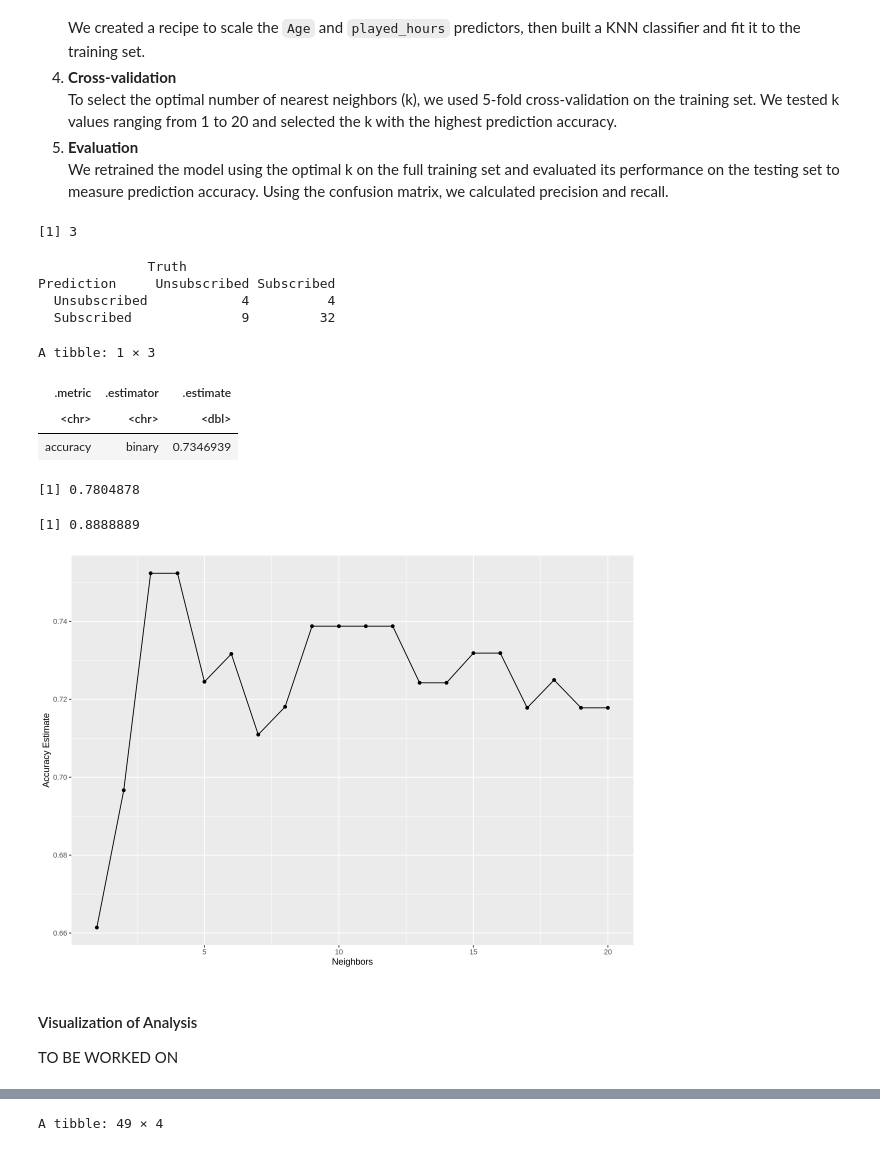
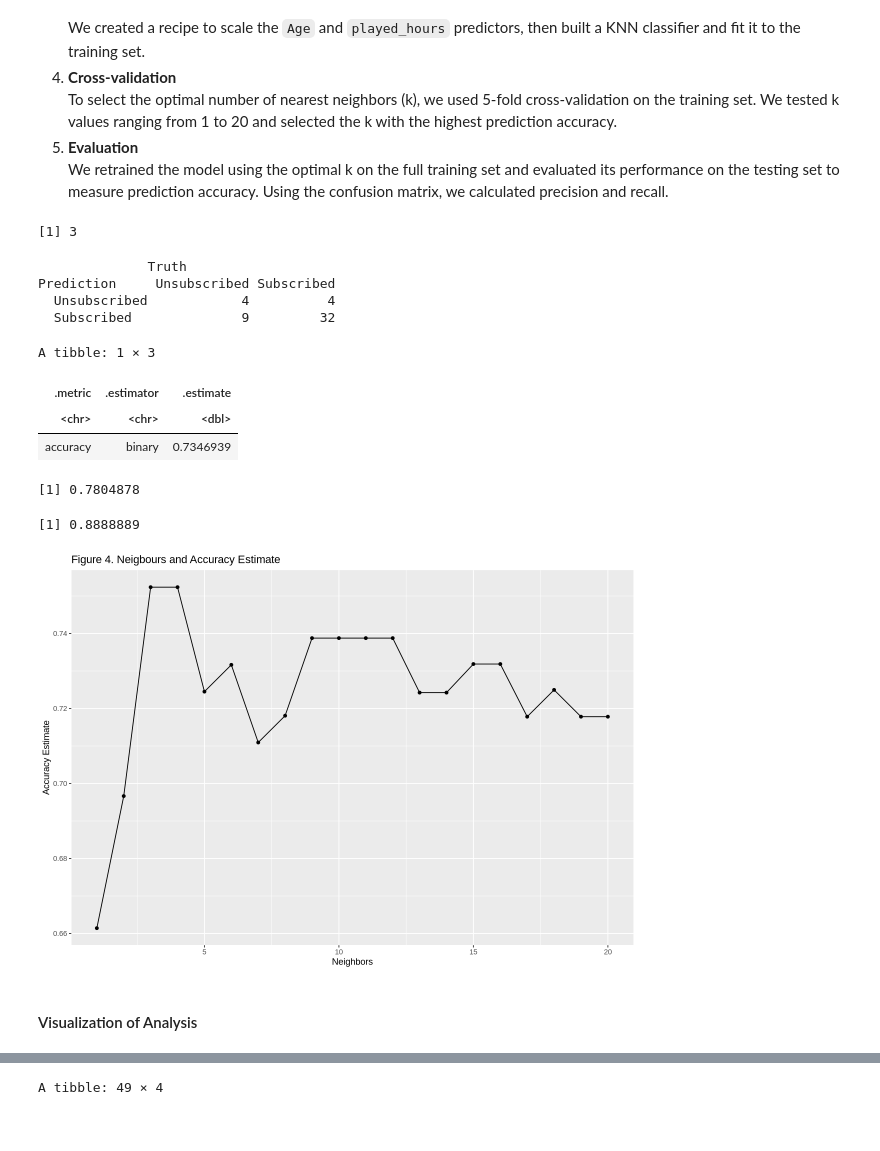
Before and after one commit to katelynteng/group_2_final_project, a Jupyter notebook: group_2_final_project.ipynb, the cells around one changed output, grey strips where cells are left out. Cells and saved outputs as stored; diff of their text form; code cells hidden in the pictures.

Commit message:
Added figure numbers / Fixed some typos

```diff
--- a/group_2_final_project.ipynb
+++ b/group_2_final_project.ipynb
@@ -268,7 +286,8 @@ best_k
 accuracy_versus_k <- ggplot(accuracies, aes(x = neighbors, y = mean))+
       geom_point() +
       geom_line() +
-      labs(x = "Neighbors", y = "Accuracy Estimate")
+      labs(x = "Neighbors", y = "Accuracy Estimate") +
+    ggtitle("Figure 4. Neigbours and Accuracy Estimate")
 accuracy_versus_k
 #Step 5: Evaluation:
 
@@ -284,40 +303,38 @@ fit(data = players_train)
 
 player_predictions <- predict(players_fit, new_data = players_test) |>
     bind_cols(players_test)
 
-#Creating a confusion matric to show the predictions of the test dataset.
+#Creating a confusion matrix to show the predictions of the test dataset.
 conf_mat <- conf_mat(player_predictions, truth = subscribe, estimate = .pred_class)
 conf_mat
 
-#Using new model to predice accuracy of the test dataset.
+#Using new model to predict accuracy of the test dataset.
 player_metrics <- player_predictions |>
     metrics(truth = subscribe, estimate = .pred_class) |>
     filter(.metric == "accuracy")
 player_metrics
 
 #Calculating precision and recall
 precision <- 32/(32+9)
 precision
 
 recall <- 32/(32+4)
 recall
 # %% [output]
 [1] 3
               Truth
 Prediction     Unsubscribed Subscribed
   Unsubscribed            4          4
   Subscribed              9         32
 A tibble: 1 × 3
 | .metric | .estimator | .estimate |
 | <chr> | <chr> | <dbl> |
 | accuracy | binary | 0.7346939 |
 [1] 0.7804878
 [1] 0.8888889
-[figure, old version]
+[figure, new version]
 # %% [markdown]
 #### Visualization of Analysis
-
-TO BE WORKED ON
 # %%
 # I am not 100% sure if this is where I'm supposed to put this hopefully its ok
 age_vs_hours_plot <- players_data_scaled |>
```
Also changed, not shown: parts of 5 cells of this notebook.
